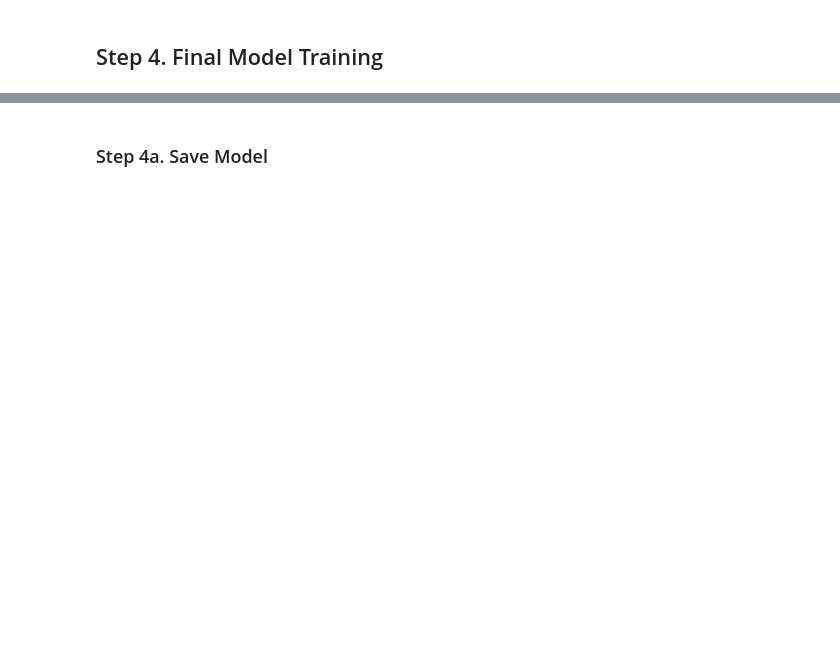
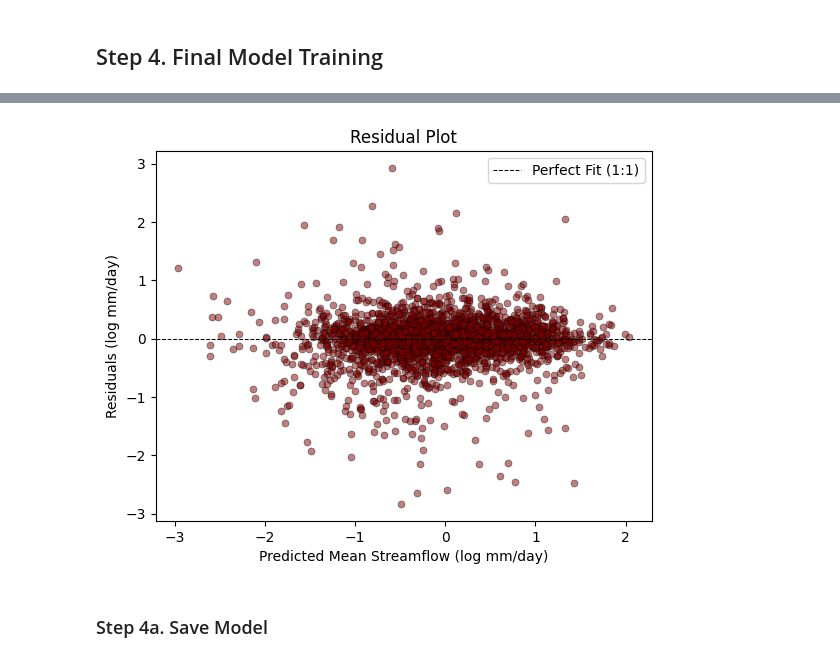
Before and after one commit to ReillyOareVT/HydroLearners_Proj, a Jupyter notebook: mean_regression/Mean_Regression_Training_v2.ipynb, the cells around one changed output, grey strips where cells are left out. Cells and saved outputs as stored; diff of their text form; code cells hidden in the pictures; blank space fills up the shorter version.

```diff
--- a/mean_regression/Mean_Regression_Training_v2.ipynb
+++ b/mean_regression/Mean_Regression_Training_v2.ipynb
@@ -399,23 +506,23 @@ plt.show()
 # %%
 # Calculate residuals
 residuals = y_test_np - y_pred_np
 
 # Final residual plot
-plt.scatter(predictions_np, residuals, color='maroon', edgecolors='black', s=25, linewidths=0.5, alpha=0.5)
+plt.scatter(y_pred_np, residuals, color='maroon', edgecolors='black', s=25, linewidths=0.5, alpha=0.5)
 plt.axhline(0, color='black', linestyle='dashed', linewidth=0.75, label='Perfect Fit (1:1)')
-plt.xlim([0, 100])
-plt.ylim([-50, 50])
-plt.title(f"Fold {fold+1} Residuals", fontname="Arial")
-plt.xlabel("Predicted Mean Streamflow (log)", fontname="Arial")
-plt.ylabel("Residuals (mm/day)", fontname="Arial")
+plt.title(f"Residual Plot")
+plt.xlabel("Predicted Mean Streamflow (log mm/day)")
+plt.ylabel("Residuals (log mm/day)")
 plt.legend()
 
 # Save fig
 resid_path = os.path.join(BASE_DIR, 'mean_regression', 'figures', 'residual_scatter.png')
 plt.savefig(resid_path, dpi=300, bbox_inches='tight')
 
 # Display plot
 plt.show()
+# %% [output]
+[figure, added]
 # %% [markdown]
 ### Step 4a. Save Model
 # %%
```
Also changed, not shown: parts of 14 cells of this notebook.
